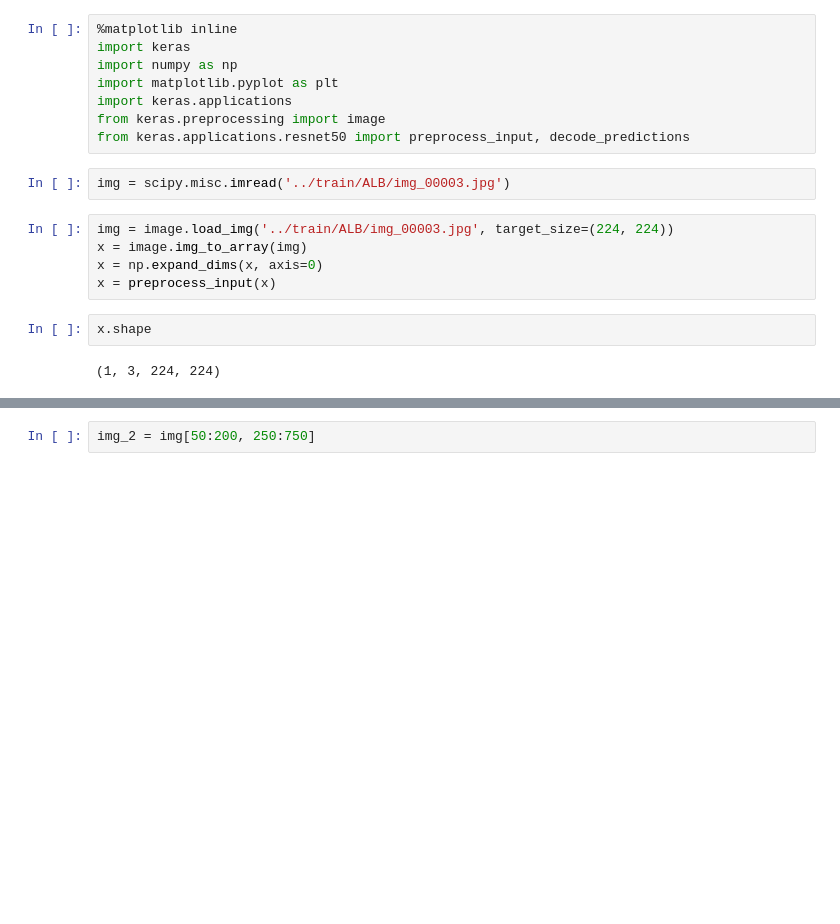
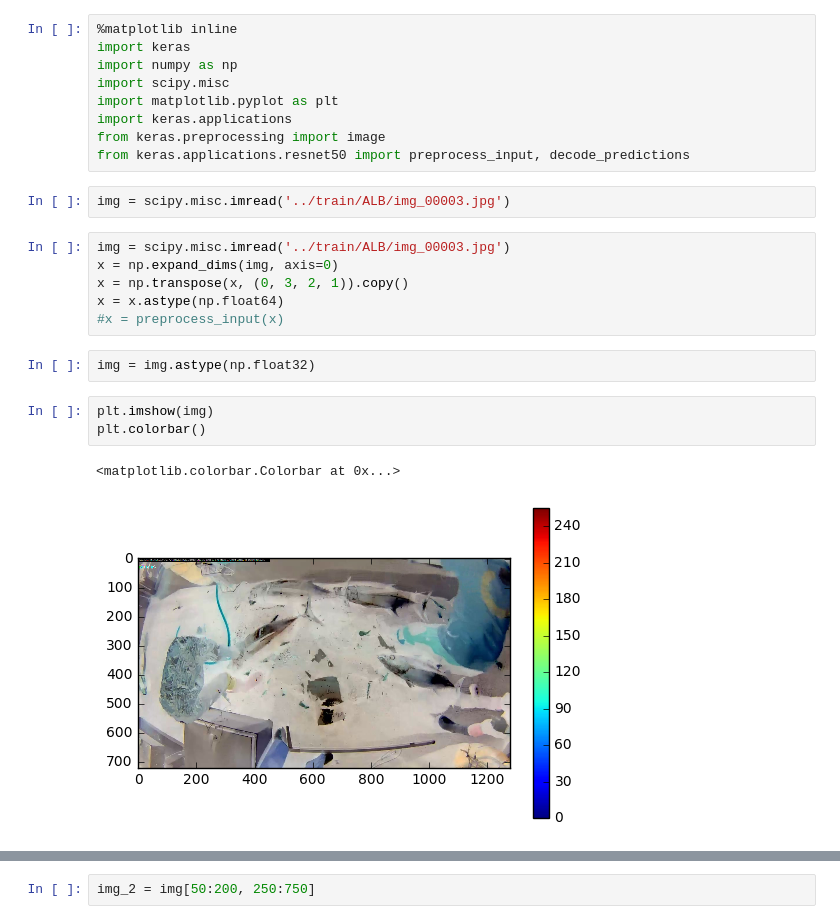
Before and after one commit to tpinetz/KaggleContests, a Jupyter notebook: fish/src/Fish Detection.ipynb, the cells around one changed output, grey strips where cells are left out. Saved outputs shown, nothing was run; the diff lists cells and outputs as text; blank space fills up the shorter version.

```diff
--- a/fish/src/Fish Detection.ipynb
+++ b/fish/src/Fish Detection.ipynb
@@ -2,6 +2,7 @@
 %matplotlib inline
 import keras
 import numpy as np
+import scipy.misc
 import matplotlib.pyplot as plt
 import keras.applications
 from keras.preprocessing import image
@@ -9,12 +10,17 @@ from keras.applications.resnet50 import preprocess_input, decode_predictions
 # %%
 img = scipy.misc.imread('../train/ALB/img_00003.jpg')
 # %%
-img = image.load_img('../train/ALB/img_00003.jpg', target_size=(224, 224))
-x = image.img_to_array(img)
-x = np.expand_dims(x, axis=0)
-x = preprocess_input(x)
+img = scipy.misc.imread('../train/ALB/img_00003.jpg')
+x = np.expand_dims(img, axis=0)
+x = np.transpose(x, (0, 3, 2, 1)).copy()
+x = x.astype(np.float64)
+#x = preprocess_input(x)
-# %%
-x.shape
-# %% [output]
-(1, 3, 224, 224)
+# %%
+img = img.astype(np.float32)
+# %%
+plt.imshow(img)
+plt.colorbar()
+# %% [output]
+<matplotlib.colorbar.Colorbar at 0x...>
+[figure, added]
 # %%
```
Also changed, not shown: parts of 1 cell of this notebook, 4 other files.
